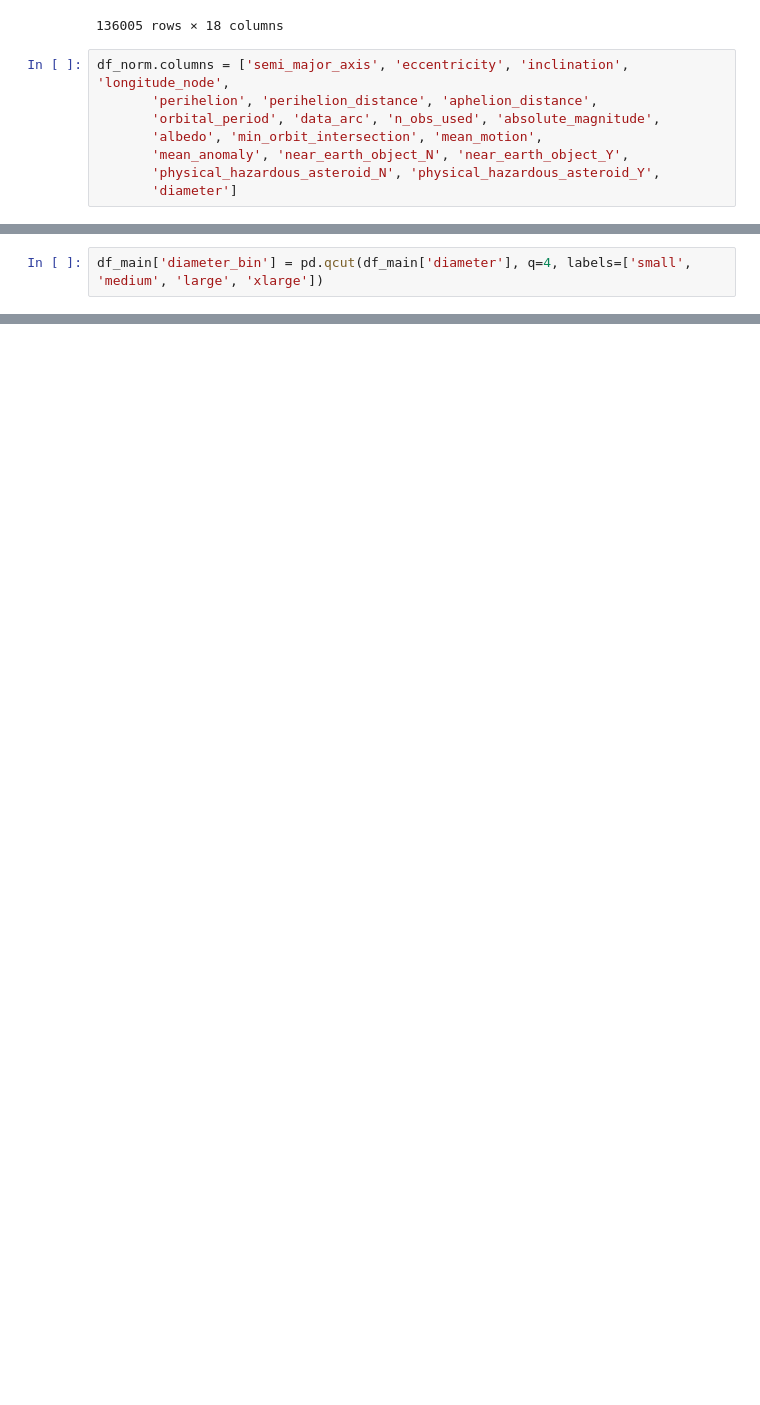
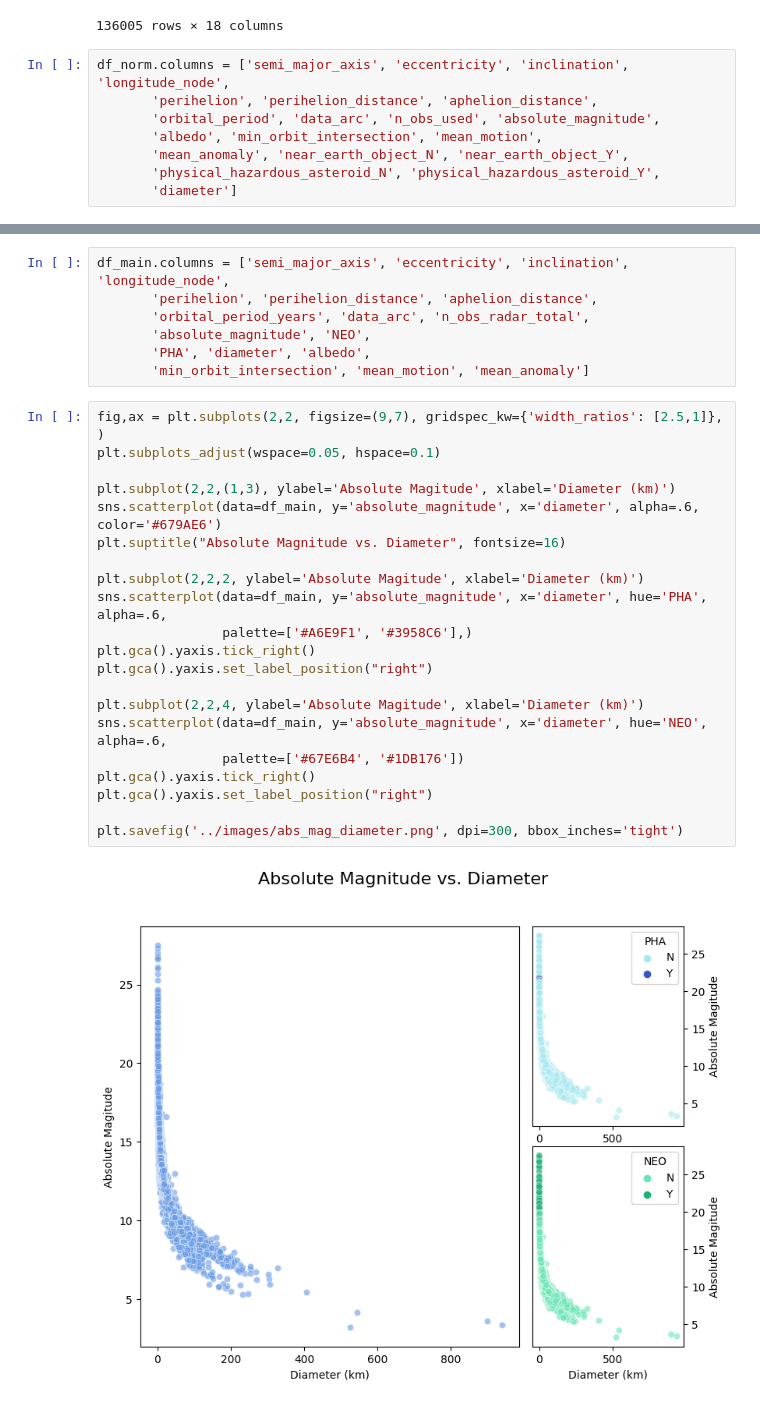
Before and after one commit to raghavSharmaCode/512-project-group-24, a Jupyter notebook: code/EDA.ipynb, the cells around one changed output, grey strips where cells are left out. Cells and saved outputs as stored; diff of their text form; blank space fills up the shorter version.

```diff
--- a/code/EDA.ipynb
+++ b/code/EDA.ipynb
@@ -66,2 +82,0 @@ plt.savefig('../images/heatmap_yes_col.png', dpi=300, bbox_inches='tight')
-# %%
-df_main['diameter_bin'] = pd.qcut(df_main['diameter'], q=4, labels=['small', 'medium', 'large', 'xlarge'])
@@ -89,0 +99,30 @@ sns.scatterplot(data=df_main, x = 'perihelion_distance', y = 'aphelion_distance'
+# %%
+df_main.columns = ['semi_major_axis', 'eccentricity', 'inclination', 'longitude_node',
+       'perihelion', 'perihelion_distance', 'aphelion_distance',
+       'orbital_period_years', 'data_arc', 'n_obs_radar_total',
+       'absolute_magnitude', 'NEO',
+       'PHA', 'diameter', 'albedo',
+       'min_orbit_intersection', 'mean_motion', 'mean_anomaly']
+# %%
+fig,ax = plt.subplots(2,2, figsize=(9,7), gridspec_kw={'width_ratios': [2.5,1]}, )
+plt.subplots_adjust(wspace=0.05, hspace=0.1)
+
+plt.subplot(2,2,(1,3), ylabel='Absolute Magitude', xlabel='Diameter (km)')
+sns.scatterplot(data=df_main, y='absolute_magnitude', x='diameter', alpha=.6, color='#679AE6')
+plt.suptitle("Absolute Magnitude vs. Diameter", fontsize=16)
+
+plt.subplot(2,2,2, ylabel='Absolute Magitude', xlabel='Diameter (km)')
+sns.scatterplot(data=df_main, y='absolute_magnitude', x='diameter', hue='PHA', alpha=.6,
+                palette=['#A6E9F1', '#3958C6'],)
+plt.gca().yaxis.tick_right()
+plt.gca().yaxis.set_label_position("right")
+
+plt.subplot(2,2,4, ylabel='Absolute Magitude', xlabel='Diameter (km)')
+sns.scatterplot(data=df_main, y='absolute_magnitude', x='diameter', hue='NEO', alpha=.6,
+                palette=['#67E6B4', '#1DB176'])
+plt.gca().yaxis.tick_right()
+plt.gca().yaxis.set_label_position("right")
+
+plt.savefig('../images/abs_mag_diameter.png', dpi=300, bbox_inches='tight')
+# %% [output]
+[figure, added]
```
Also changed, not shown: parts of 9 cells of this notebook, 13 other files.
